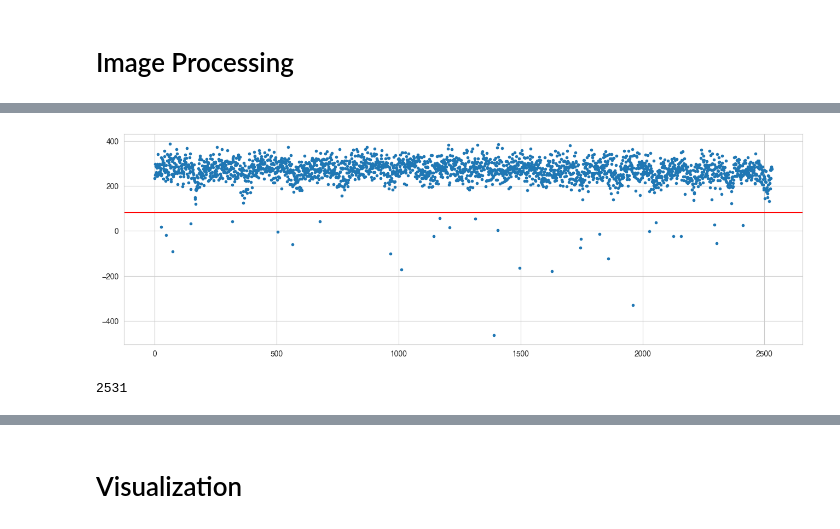
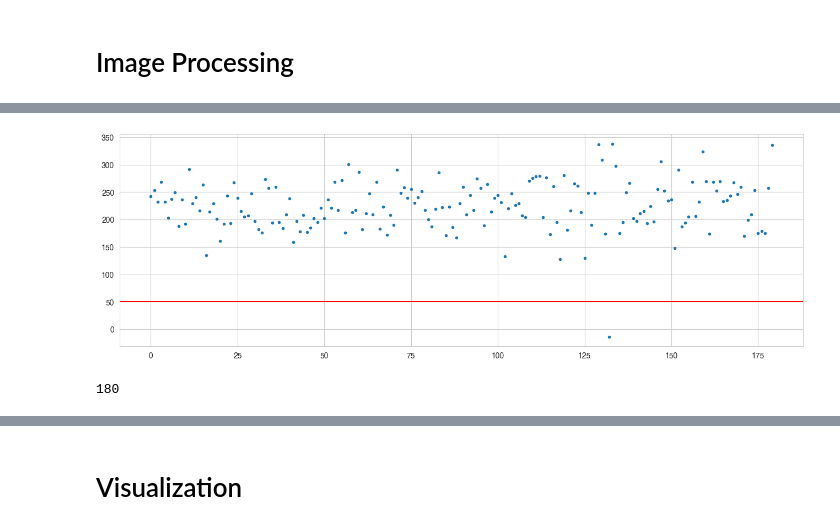
Before and after one commit to ArtMk/lithium, a Jupyter notebook: T4.ipynb, the cells around one changed output, grey strips where cells are left out. Drawn from its saved outputs; the diff is of its cells as text; code cells hidden in the pictures.

```diff
--- a/T4.ipynb
+++ b/T4.ipynb
@@ -27,10 +28,22 @@ rcParams['font.family'] = 'Helvetica'
 # path_dir = "Z:/Archiv/2D/Experiment/2025/" + date + "/Images" + date + "/" + images_set + "/"
 # path_file = os.listdir(path_dir)
 
-date = "20250219"
-images_set = "F-balance_heated_Spectrum"
+# date = "20250219"
+# images_set = "F-balance_heated_Spectrum"
+# path_dir = "Z:/Archiv/2D/Experiment/2025/" + date + "/Images" + date + "/" + images_set + "/"
+# path_file = os.listdir(path_dir)
+
+# adiabatic ramping of B field
+date = "20250324"
+images_set = "C-Adiabatic_temperature_ramp_T4"
 path_dir = "Z:/Archiv/2D/Experiment/2025/" + date + "/Images" + date + "/" + images_set + "/"
 path_file = os.listdir(path_dir)
+
+# T4 imaging at different fields
+# date = "20250325"
+# images_set = "A-Temperature_FB_Img_scan"
+# path_dir = "Z:/Archiv/2D/Experiment/2025/" + date + "/Images" + date + "/" + images_set + "/"
+# path_file = os.listdir(path_dir)
 
 # ref_set = "D-effMass_810G_zeroResp"
 # ref_dir = "Z:/Archiv/2D/Experiment/2025/" + date + "/Images" + date + "/" + ref_set + "/"
@@ -75,12 +92,12 @@ Wall time: 1.22 s
 # %%
 # determine optimal ROI
-center = (173, 154)
+center = (173, 155)
 h = 50
 w = 3
 
 rcParams['font.family'] = 'Helvetica'
 
-single_prc = la.density_builder([images_raw[300]], variables, center, h, w, info_sorted["Csat"], info_sorted["Img_Illumination_Time"], progress_disable = True)
+single_prc = la.density_builder([images_raw[0]], variables, center, h, w, info_sorted["Csat"], info_sorted["Img_Illumination_Time"], progress_disable = True)
 
 plt.imshow(single_prc.iloc[0]["density"].data, vmin = 0, vmax = 3, cmap = "viridis")
 
@@ -98,6 +115,7 @@ plt.axvline(center[1], c = "red")
 plt.axvline(center[1] - w, c = "red", ls = ":")
 plt.axvline(center[1] + w, c = "red", ls = ":")
 
+plt.grid(False)
 
 plt.show()
 # %% [output]
@@ -112,29 +130,29 @@ Wall time: 9min 41s
 # %%
 # filter out missed shots
 bol = []
 
 for val in var_vals[1]:
-    for val2 in var_vals[2]:
+    # for val2 in var_vals[2]:
 
-        mask = (np.isclose(images_prc["FB_12"], val) &
-                np.isclose(images_prc["Acc_heat_freq"], val2))
+    mask = (np.isclose(images_prc["FB_10"], val)) #  &
+            # np.isclose(images_prc["Acc_heat_freq"], val2))
 
-        for i, im in images_prc[mask].iterrows():
-            bol.append(np.sum(im["density"].compressed()))
+    for i, im in images_prc[mask].iterrows():
+        bol.append(np.sum(im["density"].compressed()))
 
 plt.figure(figsize = (16, 5))
 
 plt.plot(bol, ".")
-plt.axhline(80, c = "r")
+plt.axhline(50, c = "r")
 
 plt.ylim(None, None)
 
 plt.show()
 
 print(len(bol))
 # %% [output]
-[figure, old version]
+[figure, new version]
-2531
+180
 # %%
 %%time
 # filter missed shots
```
Also changed, not shown: parts of 18 cells of this notebook, 1 other file.
